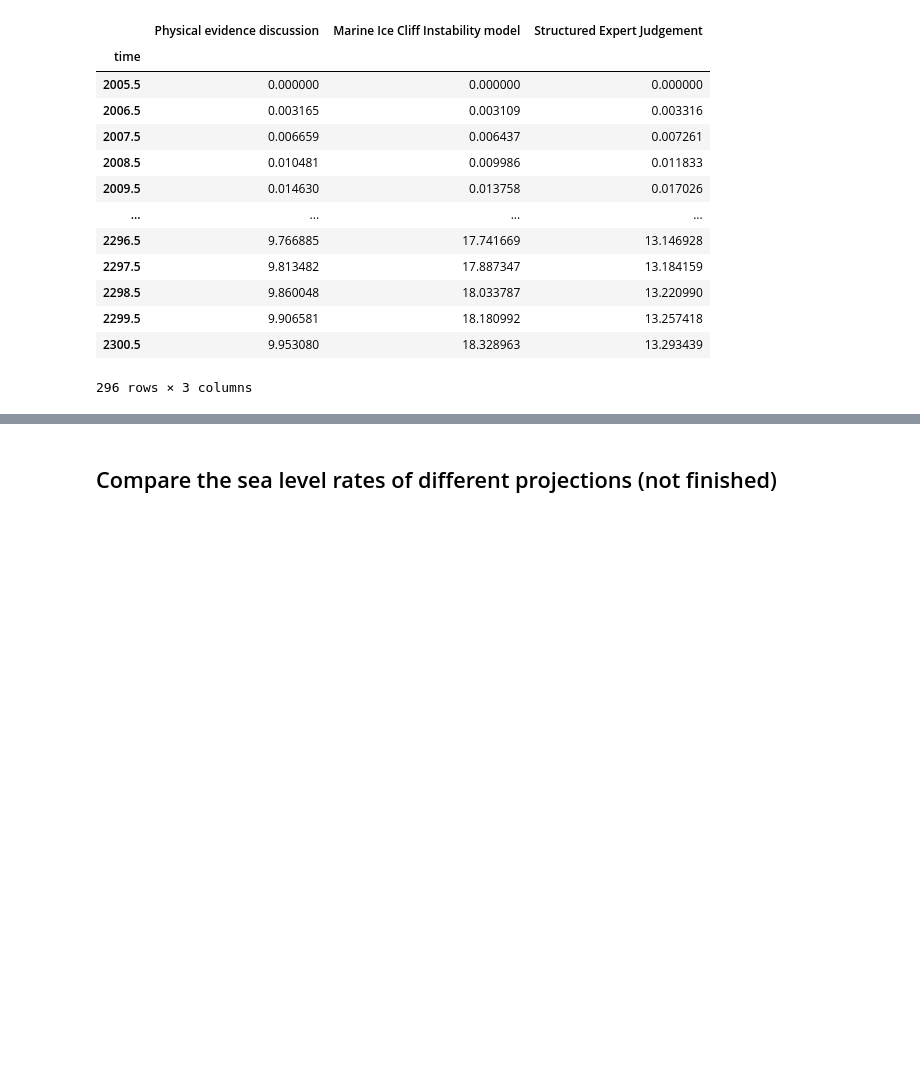
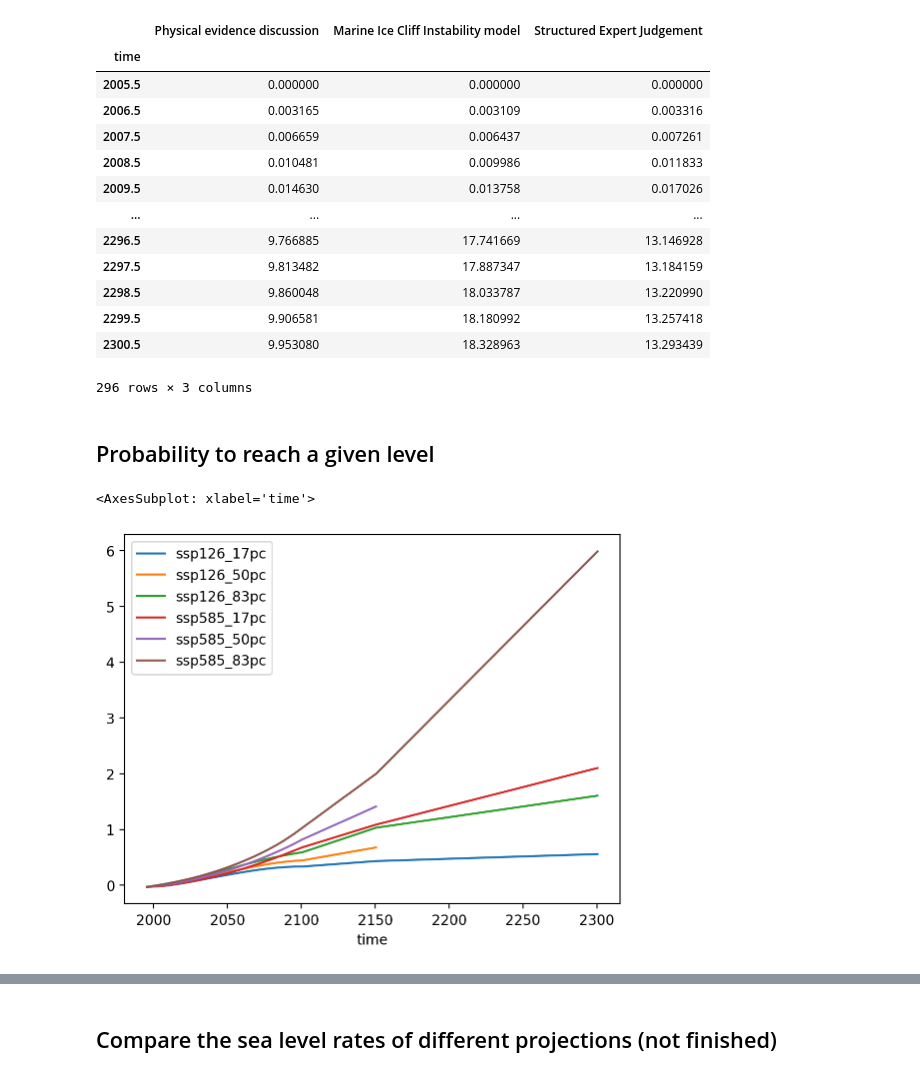
Before and after one commit to KNMI-sealevel/KNMI23_SeaLevelScenarios, a Jupyter notebook: FiguresScenKNMI23.ipynb, the cells around one changed output, grey strips where cells are left out. Drawn from its saved outputs; the diff is of its cells as text; code cells hidden in the pictures; blank space fills up the shorter version.

```diff
--- a/FiguresScenKNMI23.ipynb
+++ b/FiguresScenKNMI23.ipynb
@@ -519,3 +641,24 @@ lphi_ts_df
 | 2299.5 | 9.906581 | 18.180992 | 13.257418 |
 | 2300.5 | 9.953080 | 18.328963 | 13.293439 |
 296 rows × 3 columns
+# %% [markdown]
+## Probability to reach a given level
+# %%
+# Select the few percentiles and scenarios that continue in the future
+
+cols = [f'{x}pc' for x in long_df.columns]
+
+comb_df = all_df.loc[1995:,cols]/100 # Convert to meters
+
+for y in [2150.5, 2300.5]:
+    comb_df.loc[y,:] = np.array(long_df.loc[y,:])
+
+new_index = np.arange(comb_df.index[0], comb_df.index[-1]+1)
+comb_df = comb_df.reindex(new_index)
+
+comb_df = comb_df.interpolate(method='linear', axis=0, limit_area='inside')
+# %%
+comb_df.plot()
+# %% [output]
+<AxesSubplot: xlabel='time'>
+[figure, added]
```
Also changed, not shown: parts of 15 cells of this notebook, 1 other file.
